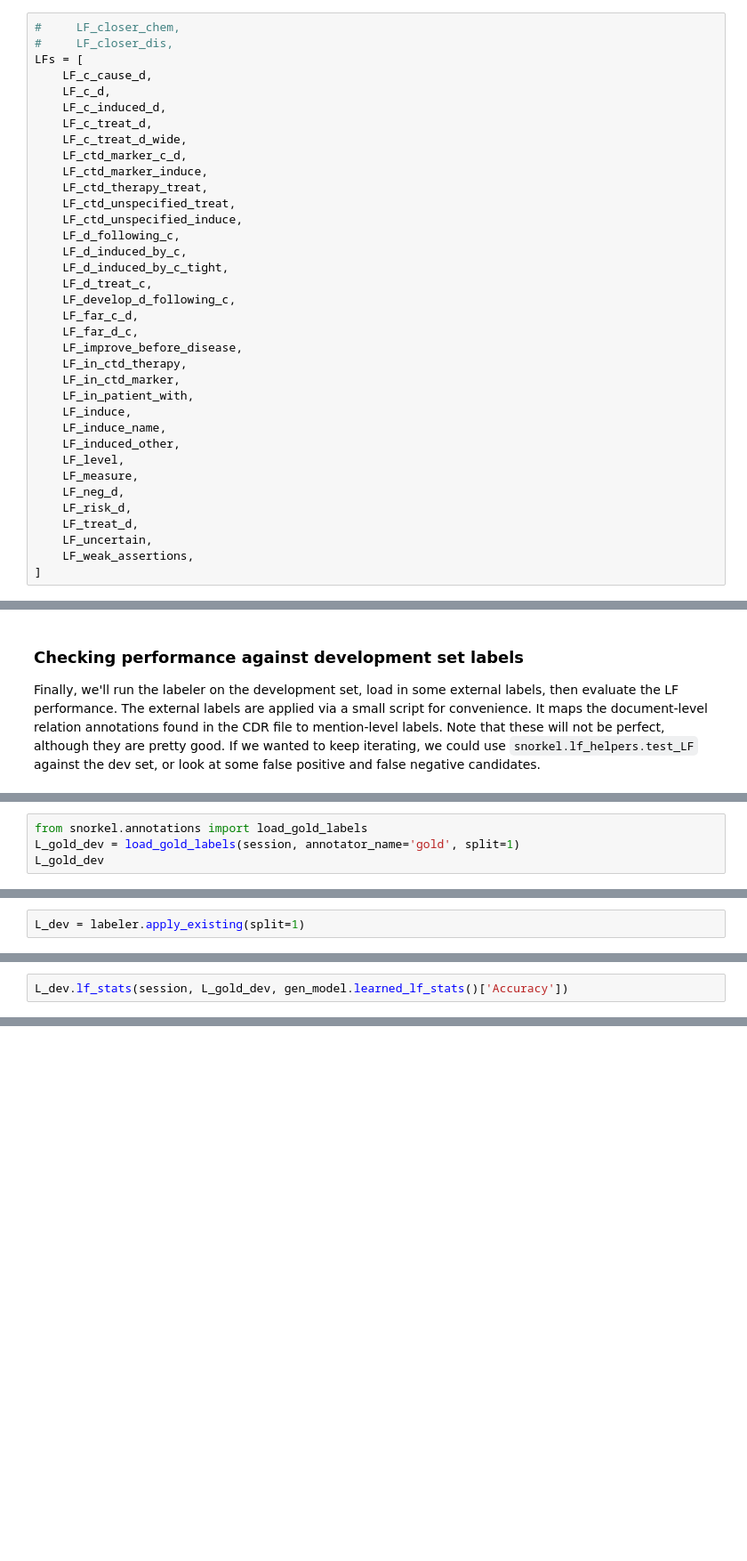
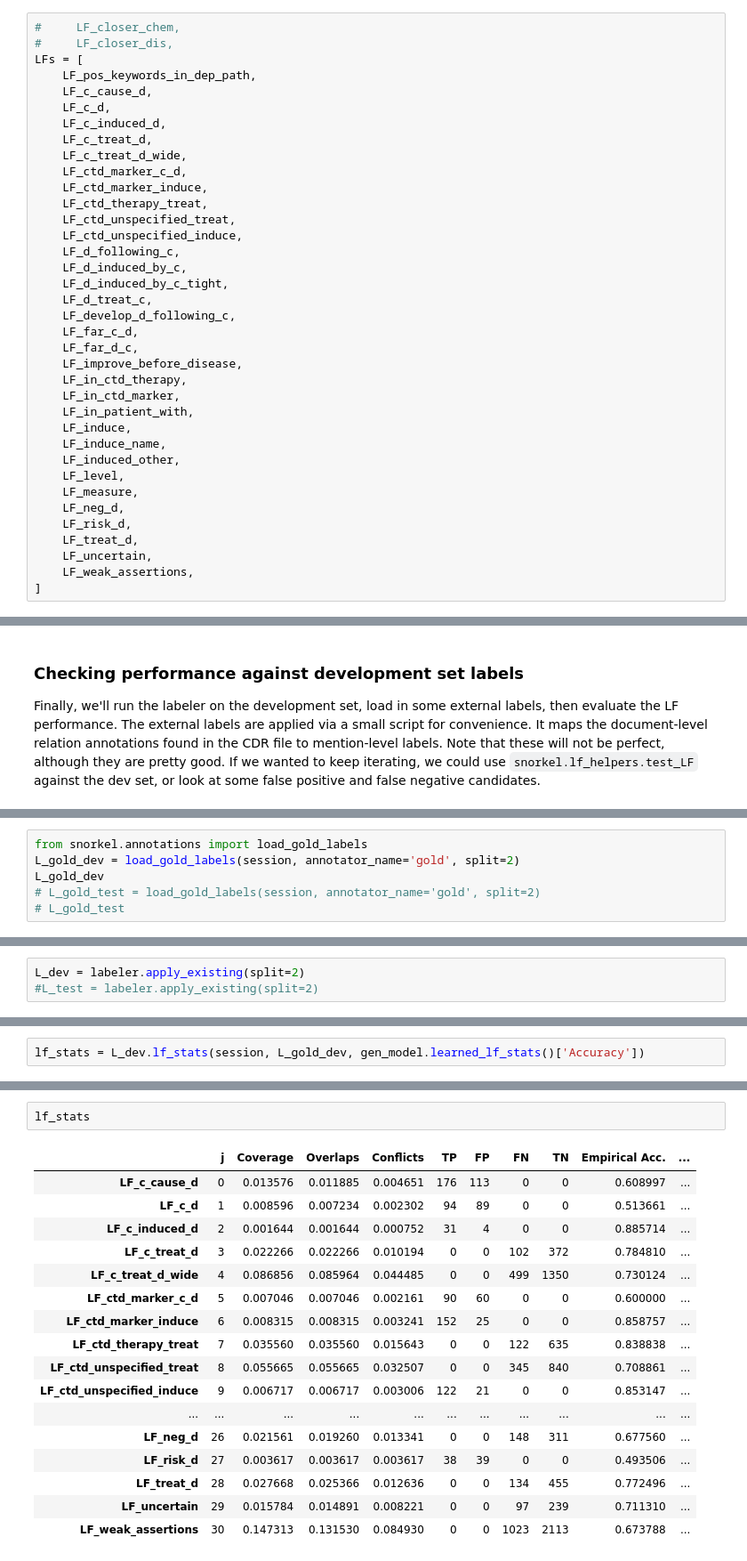
Before and after one commit to ariasfelipe/snorkel, a Jupyter notebook: tutorials/context_aware_cdr/CDR_Tutorial_2.ipynb, the cells around one changed output, grey strips where cells are left out. Shown at 89% size. Drawn from its saved outputs; the diff is of its cells as text; blank space fills up the shorter version.

```diff
--- a/tutorials/context_aware_cdr/CDR_Tutorial_2.ipynb
+++ b/tutorials/context_aware_cdr/CDR_Tutorial_2.ipynb
@@ -307,6 +203,7 @@ def LF_closer_dis(c):
 #     LF_closer_chem,
 #     LF_closer_dis,
 LFs = [
+    LF_pos_keywords_in_dep_path,
     LF_c_cause_d,
     LF_c_d,
     LF_c_induced_d,
@@ -445,6 +347,8 @@ load_external_labels(session, ChemicalDisease, split=1, annotator='gold')
 AnnotatorLabels created: 0
 # %%
 from snorkel.annotations import load_gold_labels
-L_gold_dev = load_gold_labels(session, annotator_name='gold', split=1)
+L_gold_dev = load_gold_labels(session, annotator_name='gold', split=2)
 L_gold_dev
+# L_gold_test = load_gold_labels(session, annotator_name='gold', split=2)
+# L_gold_test
 # %% [output]
@@ -453,5 +357,6 @@ L_gold_dev
 # %%
-L_dev = labeler.apply_existing(split=1)
+L_dev = labeler.apply_existing(split=2)
+#L_test = labeler.apply_existing(split=2)
 # %% [output]
 Clearing existing...
 Running UDF...
@@ -627,2 +403,2 @@ Similarly, when the P450-mediated metabolism of lindane was blocked by cobalt ch
 # %%
-L_dev.lf_stats(session, L_gold_dev, gen_model.learned_lf_stats()['Accuracy'])
+lf_stats = L_dev.lf_stats(session, L_gold_dev, gen_model.learned_lf_stats()['Accuracy'])
@@ -646,0 +405,20 @@ L_dev.lf_stats(session, L_gold_dev, gen_model.learned_lf_stats()['Accuracy'])
+# %%
+lf_stats
+# %% [output]
+|  | j | Coverage | Overlaps | Conflicts | TP | FP | FN | TN | Empirical Acc. | ... |
+| LF_c_cause_d | 0 | 0.013576 | 0.011885 | 0.004651 | 176 | 113 | 0 | 0 | 0.608997 | ... |
+| LF_c_d | 1 | 0.008596 | 0.007234 | 0.002302 | 94 | 89 | 0 | 0 | 0.513661 | ... |
+| LF_c_induced_d | 2 | 0.001644 | 0.001644 | 0.000752 | 31 | 4 | 0 | 0 | 0.885714 | ... |
+| LF_c_treat_d | 3 | 0.022266 | 0.022266 | 0.010194 | 0 | 0 | 102 | 372 | 0.784810 | ... |
+| LF_c_treat_d_wide | 4 | 0.086856 | 0.085964 | 0.044485 | 0 | 0 | 499 | 1350 | 0.730124 | ... |
+| LF_ctd_marker_c_d | 5 | 0.007046 | 0.007046 | 0.002161 | 90 | 60 | 0 | 0 | 0.600000 | ... |
+| LF_ctd_marker_induce | 6 | 0.008315 | 0.008315 | 0.003241 | 152 | 25 | 0 | 0 | 0.858757 | ... |
+| LF_ctd_therapy_treat | 7 | 0.035560 | 0.035560 | 0.015643 | 0 | 0 | 122 | 635 | 0.838838 | ... |
+| LF_ctd_unspecified_treat | 8 | 0.055665 | 0.055665 | 0.032507 | 0 | 0 | 345 | 840 | 0.708861 | ... |
+| LF_ctd_unspecified_induce | 9 | 0.006717 | 0.006717 | 0.003006 | 122 | 21 | 0 | 0 | 0.853147 | ... |
+| ... | ... | ... | ... | ... | ... | ... | ... | ... | ... | ... |
+| LF_neg_d | 26 | 0.021561 | 0.019260 | 0.013341 | 0 | 0 | 148 | 311 | 0.677560 | ... |
+| LF_risk_d | 27 | 0.003617 | 0.003617 | 0.003617 | 38 | 39 | 0 | 0 | 0.493506 | ... |
+| LF_treat_d | 28 | 0.027668 | 0.025366 | 0.012636 | 0 | 0 | 134 | 455 | 0.772496 | ... |
+| LF_uncertain | 29 | 0.015784 | 0.014891 | 0.008221 | 0 | 0 | 97 | 239 | 0.711310 | ... |
+| LF_weak_assertions | 30 | 0.147313 | 0.131530 | 0.084930 | 0 | 0 | 1023 | 2113 | 0.673788 | ... |
```
Also changed, not shown: parts of 30 cells of this notebook, 53 other files.
